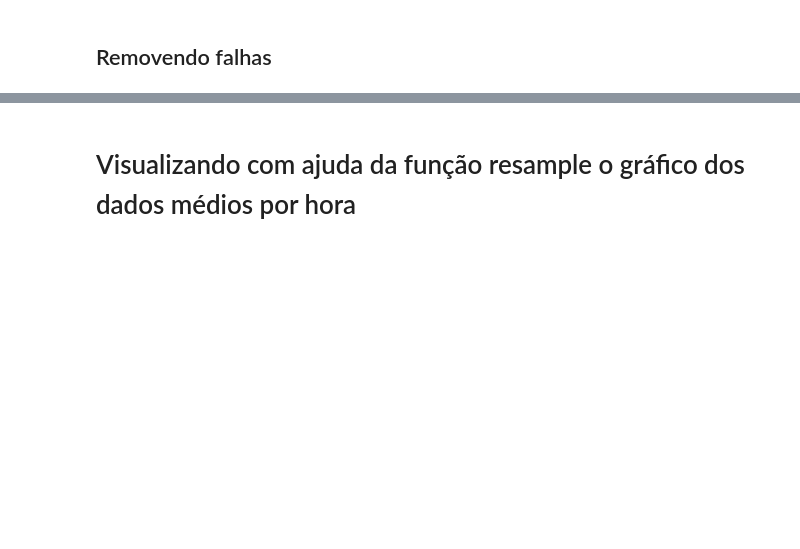
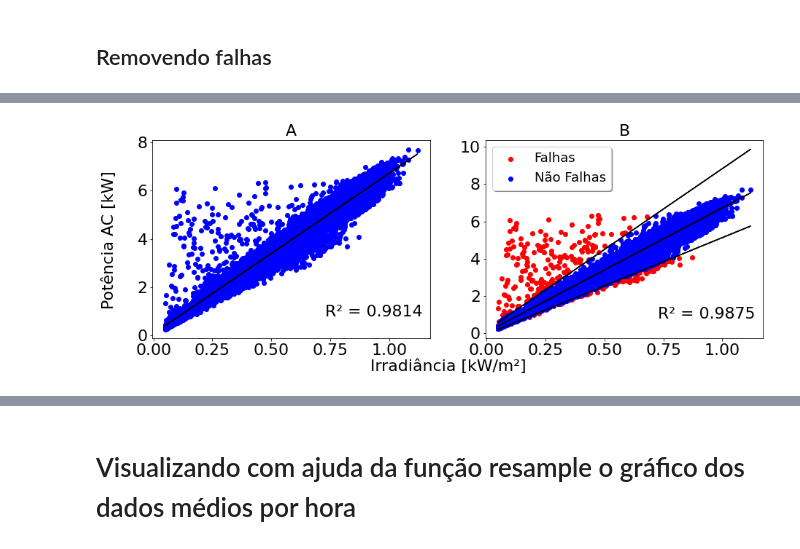
Before and after one commit to brucasva/Graduation-Completion-Work, a Jupyter notebook: ExtraindoDadosSolete.ipynb, the cells around one changed output, grey strips where cells are left out. Cells and saved outputs as stored; diff of their text form; code cells hidden in the pictures; blank space fills up the shorter version.

```diff
--- a/ExtraindoDadosSolete.ipynb
+++ b/ExtraindoDadosSolete.ipynb
@@ -239,3 +231,35 @@ plt.show()
+# %%
+# Plotando a detecção de falhas usando a média e desvio padrão
+plt.rcParams["figure.figsize"] = [15, 5]
+fig = plt.figure()
+
+ax1 = plt.subplot(121)
+ax1.scatter(df_5[IRR],df_5[P], color = "blue")
+a, b = np.polyfit(df_5[IRR],df_5[P], 1) #Encontrando a melhor fit line (R²) entre os dois valores
+ax1.plot(df_5[IRR], a*df_5[IRR]+b, color = "black",)
+r2 = rsquared(df_5[IRR],df_5[P])
+ax1.text(0.65*df_5[IRR].max(), 0.1*df_5[P].max(), 'R² = %0.4f' % r2, color = "black")
+ax1.set_title('A', fontsize = '22')
+
+ax2 = plt.subplot(122)
+ax2.scatter(df_5_f[IRR],df_5_f[P], color = "red", label = "Falhas")
+ax2.scatter(df_5_nf[IRR],df_5_nf[P], color = 'blue', label = "Não Falhas")
+ax2.legend(loc='upper left', shadow=True, fontsize = "18")
+a, b = np.polyfit(df_5_nf[IRR],df_5_nf[P], 1) #Encontrando a melhor fit line entre os dois valores
+ax2.plot(df_5_nf[IRR], a*df_5_nf[IRR]+b, color = "black",) #Plotando no gráfico a fit line
+ax2.plot(df_5_nf[IRR], (a+2)*df_5_nf[IRR]+(b+0.1), color = "black",) #Limite Superior
+ax2.plot(df_5_nf[IRR], (a-1.5)*df_5_nf[IRR]+(b-0.1), color = "black",) #Limite Inferior
+r2 = rsquared(df_5_nf[IRR],df_5_nf[P])
+ax2.text(0.65*df_5_nf[IRR].max(), 0.1*df_5_nf[P].max(), 'R² = %0.4f' % r2, color = "black")
+ax2.set_title('B', fontsize = '22')
+
+fig.text(0.5, 0.0005, 'Irradiância [kW/m²]', ha='center')
+fig.text(0.06, 0.5, 'Potência AC [kW]', va='center', rotation='vertical')
+
+plt.savefig('images/visufaults5min.png')
+plt.show()
+# %% [output]
+[figure, added]
 # %%
 print("Falhas = ",df_5_f.shape[0])
 print("Não Falhas = ",df_5_nf.shape[0])
```
Also changed, not shown: parts of 36 cells of this notebook, 27 other files.
